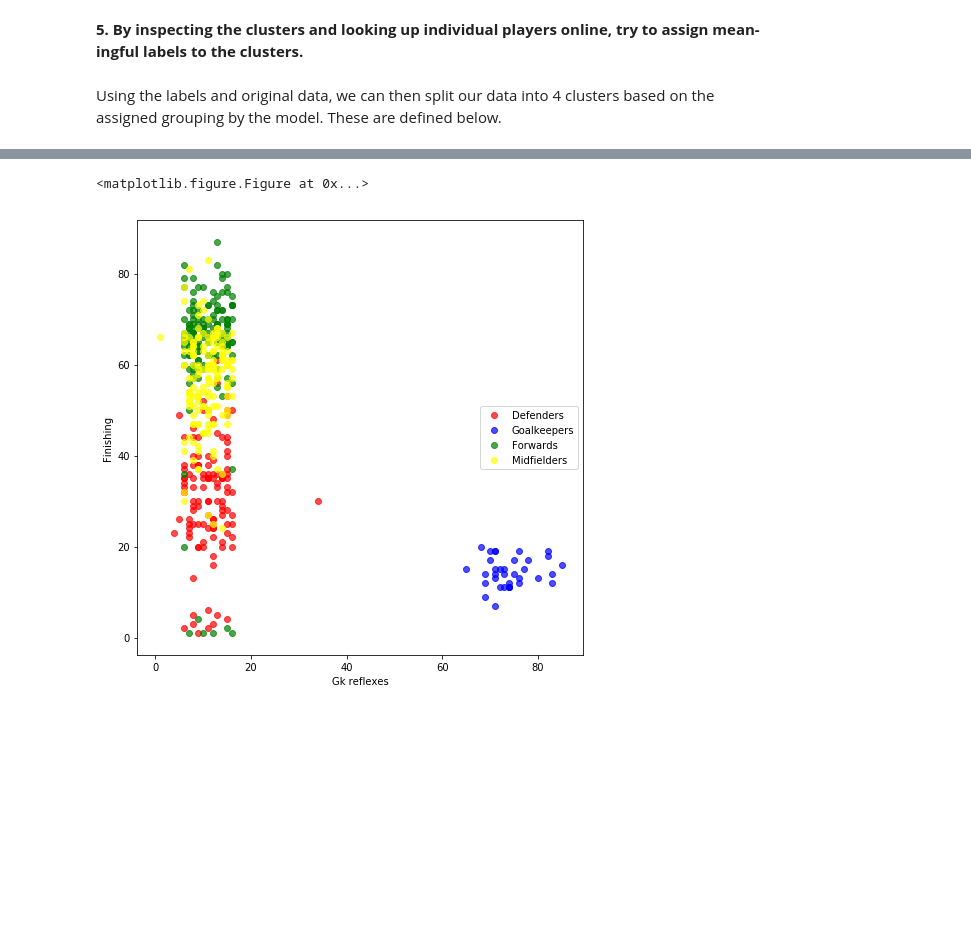
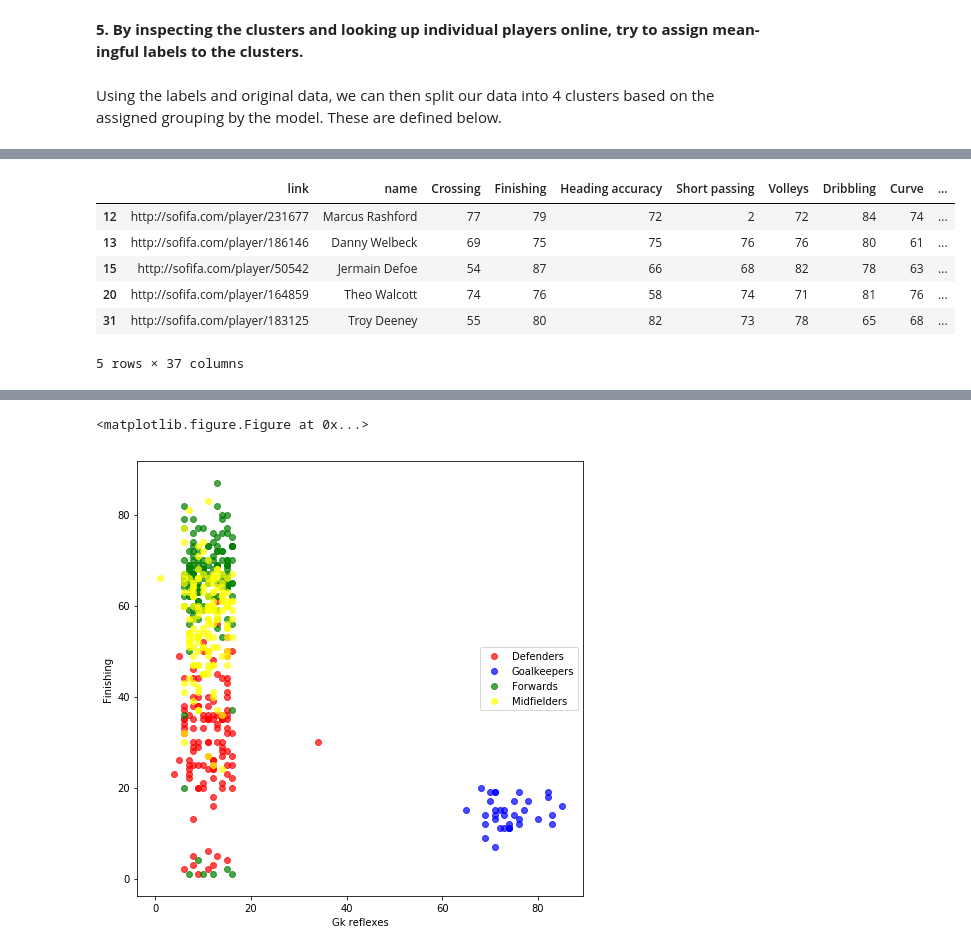
Before and after one commit to mo3016/ml4, a Jupyter notebook: Machine Learning Assignment 4.ipynb, the cells around one changed output, grey strips where cells are left out. Drawn from its saved outputs; the diff is of its cells as text; code cells hidden in the pictures; blank space fills up the shorter version.

```diff
--- a/Machine Learning Assignment 4.ipynb
+++ b/Machine Learning Assignment 4.ipynb
@@ -255,0 +211,11 @@ Using the labels and original data, we can then split our data into 4 clusters b
+# %%
+#Preview cluster 2
+clus2.head()
+# %% [output]
+|  | link | name | Crossing | Finishing | Heading accuracy | Short passing | Volleys | Dribbling | Curve | ... |
+| 12 | http://sofifa.com/player/231677 | Marcus Rashford | 77 | 79 | 72 | 2 | 72 | 84 | 74 | ... |
+| 13 | http://sofifa.com/player/186146 | Danny Welbeck | 69 | 75 | 75 | 76 | 76 | 80 | 61 | ... |
+| 15 | http://sofifa.com/player/50542 | Jermain Defoe | 54 | 87 | 66 | 68 | 82 | 78 | 63 | ... |
+| 20 | http://sofifa.com/player/164859 | Theo Walcott | 74 | 76 | 58 | 74 | 71 | 81 | 76 | ... |
+| 31 | http://sofifa.com/player/183125 | Troy Deeney | 55 | 80 | 82 | 73 | 78 | 65 | 68 | ... |
+5 rows × 37 columns
```
Also changed, not shown: parts of 12 cells of this notebook, 1 other file.
